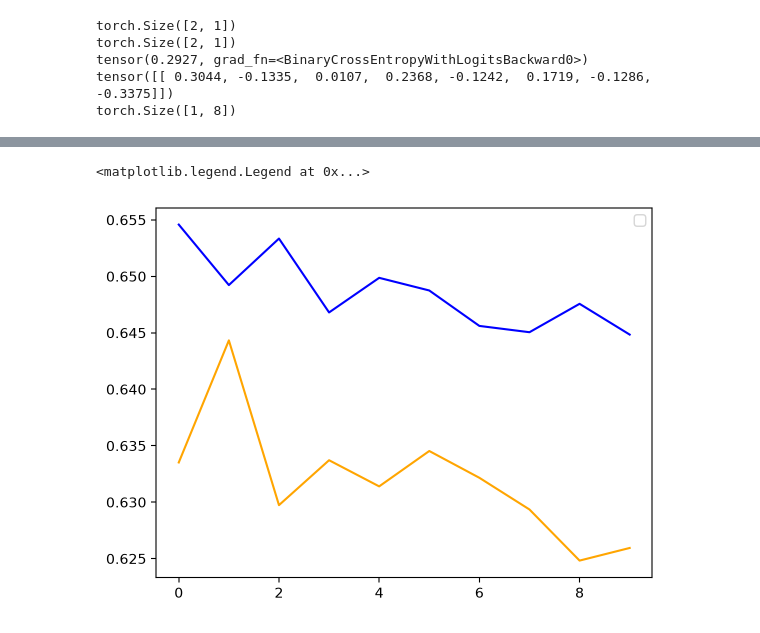
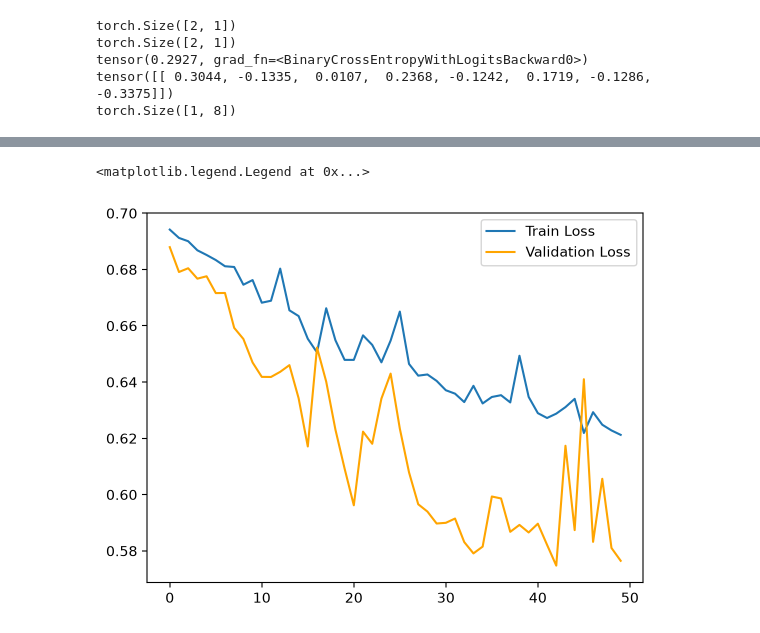
Before and after one commit to Swarland/transformer-from-scratch, a Jupyter notebook: notebooks/attention_exploration.ipynb, the cells around one changed output, grey strips where cells are left out. Saved outputs shown, nothing was run; the diff lists cells and outputs as text; code cells hidden in the pictures.

Commit message:
Add CLS token classification and validation metrics

```diff
--- a/notebooks/attention_exploration.ipynb
+++ b/notebooks/attention_exploration.ipynb
@@ -103,7 +103,7 @@ from src.positional_encoding import PositionalEncoding
 from src.transformer_encoder import TransformerEncoder
 from src.dna_transformer import DNATransformer
 
-model = DNATransformer(vocab_size=5,d_model=8,num_heads=2,d_ff=32,num_layers=3,max_len=100)
+model = DNATransformer(vocab_size=6,d_model=8,num_heads=2,d_ff=32,num_layers=3,max_len=100)
 logits, layer_weights = model(X)
 # %%
 criterion = torch.nn.BCEWithLogitsLoss()
@@ -129,13 +129,13 @@ sequences = ['ACGT', 'AACC', 'ATCC', 'AGAG']
 labels = [0,1,0,1]
 dataset = DNADataset(sequences, labels)
 dataloader = DataLoader(dataset, batch_size=2, shuffle=True)
-model = DNATransformer(vocab_size=5,d_model=8,num_heads=2,d_ff=32,num_layers=3,max_len=100)
+model = DNATransformer(vocab_size=6,d_model=8,num_heads=2,d_ff=32,num_layers=3,max_len=101)
 
 criterion = torch.nn.BCEWithLogitsLoss()
 optimizer = torch.optim.AdamW(model.parameters(), lr=0.001)
 
 epochs = 10
-
+logits_list = []
 for epoch in range(epochs):
     model.train()
     running_train_loss = 0.0
@@ -144,7 +144,7 @@ for epoch in range(epochs):
 
         optimizer.zero_grad()
         logits, _ = model(X)
-
+        print(logits.shape)
 
         loss = criterion(logits, y)
 
@@ -153,6 +153,7 @@ for epoch in range(epochs):
 
         print(loss.item())
         running_train_loss += loss.item()
+        logits_list.append(logits)
 
     epoch_train_loss = running_train_loss / len(dataloader)
     print('epoch num:', epoch, epoch_train_loss)
@@ -211,8 +212,9 @@ def create_combined_dataset(negatives, positives):
     combined, labels = map(list, zip(*paired))
     return combined, labels
 # %%
-negatives = generate_synthetic_dna_no_motif(1000, 100, "TATAAA")
-positives = generate_synthetic_dna_with_motif(1000, 100, "TATAAA")
+motif = "TATAAA"
+negatives = generate_synthetic_dna_no_motif(1000, 100, motif)
+positives = generate_synthetic_dna_with_motif(1000, 100, motif)
 sequences, labels = create_combined_dataset(negatives, positives)
 assert len(sequences) == 1000
 assert len(labels) == 1000
@@ -220,9 +222,9 @@ assert sum(labels) == 500
 
 for seq, label in zip(sequences, labels):
     if label == 0:
-        assert "TATAAA" not in seq
+        assert motif not in seq
     else:
-        assert "TATAAA" in seq
+        assert motif in seq
 # %%
 from sklearn.model_selection import train_test_split
 
@@ -238,11 +240,12 @@ val_loader = DataLoader(val_dataset, batch_size=32, shuffle=False)
 criterion = torch.nn.BCEWithLogitsLoss()
 optimizer = torch.optim.AdamW(model.parameters(), lr=0.001)
 
-epochs = 10
+epochs = 50
 history = {
-        "train_loss": [],
-        "validation_loss": [],
-    }
+    "train_loss": [],
+    "validation_loss": [],
+    "validation_accuracy": [],
+}
 
 for epoch in range(epochs):
     model.train()
@@ -280,18 +283,19 @@ for epoch in range(epochs):
 
             probabilities = torch.sigmoid(logits)
             predictions = (probabilities >= 0.5)
-
-            if predictions == y: correct += 1
-            total += 1
+            correct += (predictions.float() == y).sum().item()
+            total += len(y)
 
 
 
     epoch_val_loss = running_val_loss / len(val_loader)
     history["validation_loss"].append(epoch_val_loss)
     validation_accuracy = correct/total
-
+    history["validation_accuracy"].append(validation_accuracy)
     epoch_train_loss = running_train_loss / len(train_loader)
     history["train_loss"].append(epoch_train_loss)
-    print('epoch num:', epoch, epoch_train_loss)
-    print('validation_accuracy:', validation_accuracy)
+    print(
+    f"Epoch {epoch + 1}: "
+    f"train={epoch_train_loss:.4f}, "
+    f"val={epoch_val_loss:.4f}", f"val_acc={validation_accuracy:.4f}")
 # %% [output]
@@ -299,9 +319,10 @@ RuntimeError: Boolean value of Tensor with more than one value is ambiguous
 # %%
 import matplotlib.pyplot as plt
 
-plt.plot(history['train_loss'], color = 'blue')
-plt.plot(history['validation_loss'], color = 'orange')
+plt.plot(history['train_loss'], label='Train Loss')
+plt.plot(history['validation_loss'], color = 'orange', label='Validation Loss')
 plt.legend()
+plt.legend()
 # %% [output]
 <matplotlib.legend.Legend at 0x...>
-[figure, old version]
+[figure, new version]
```
Also changed, not shown: parts of 3 cells of this notebook, 4 other files.
